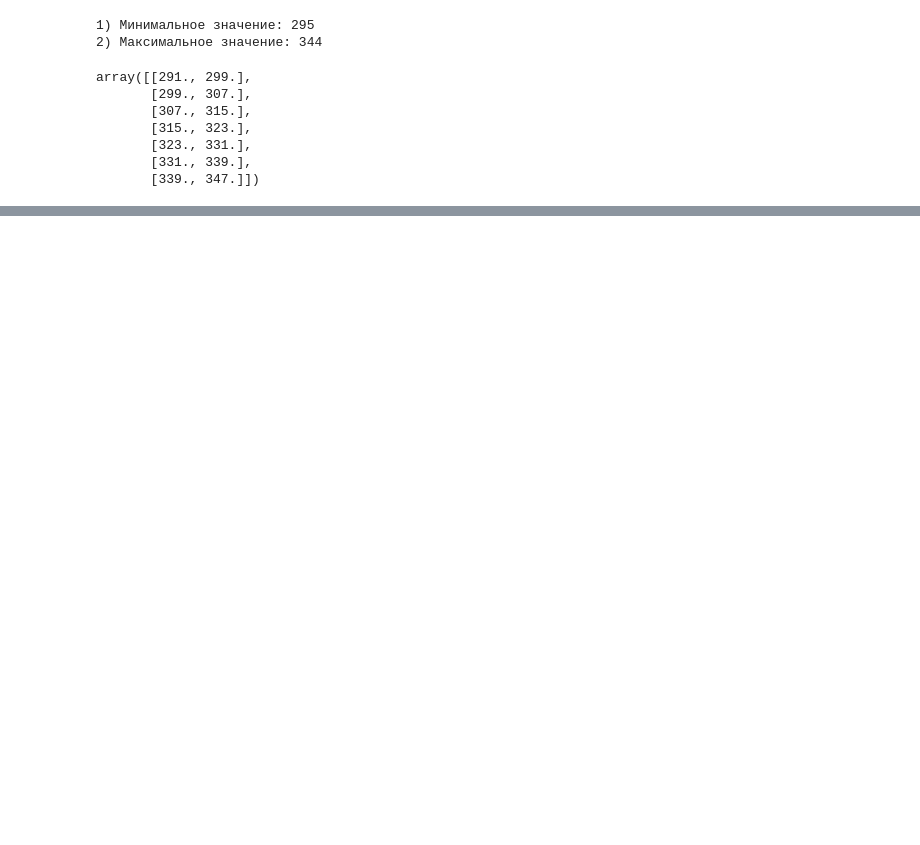
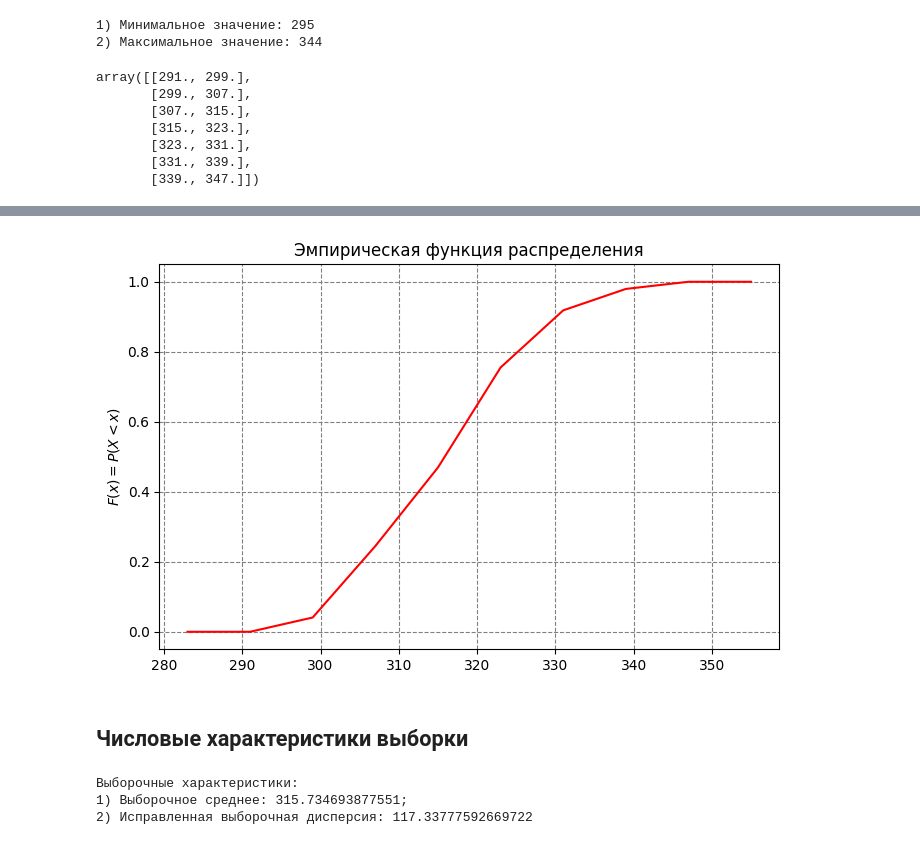
Before and after one commit to IvanBugaenko/NumericalMethods-Labs, a Jupyter notebook: terver/terver2.ipynb, the cells around one changed output, grey strips where cells are left out. Saved outputs shown, nothing was run; the diff lists cells and outputs as text; code cells hidden in the pictures; blank space fills up the shorter version.

```diff
--- a/terver/terver2.ipynb
+++ b/terver/terver2.ipynb
@@ -95,0 +110,23 @@ plt.bar(mean_row, p_hist)
+# %%
+plt.figure(figsize=(8,5))
+plt.title('Эмпирическая функция распределения')
+plt.rc('axes', axisbelow=True)
+plt.grid(color='gray', linestyle='dashed')
+plt.ylabel('$F(x) = P(X < x)$')
+plt.plot(np.hstack((intervals[0, 0] - h, intervals[0][0], right_row, intervals[-1, -1] + h)), p_sum, color='red');
+# %% [output]
+[figure, added]
+# %% [markdown]
+## Числовые характеристики выборки
+# %%
+sample_mean = np.sum(mean_row * emp_freq_row)
+corrected_sample_variance = np.sum(emp_freq_row * (mean_row - sample_mean) ** 2)
+
+print(f"""Выборочные характеристики:
+1) Выборочное среднее: {sample_mean};
+2) Исправленная выборочная дисперсия: {corrected_sample_variance}
+""")
+# %% [output]
+Выборочные характеристики:
+1) Выборочное среднее: 315.734693877551;
+2) Исправленная выборочная дисперсия: 117.33777592669722
```
Also changed, not shown: parts of 14 cells of this notebook.
